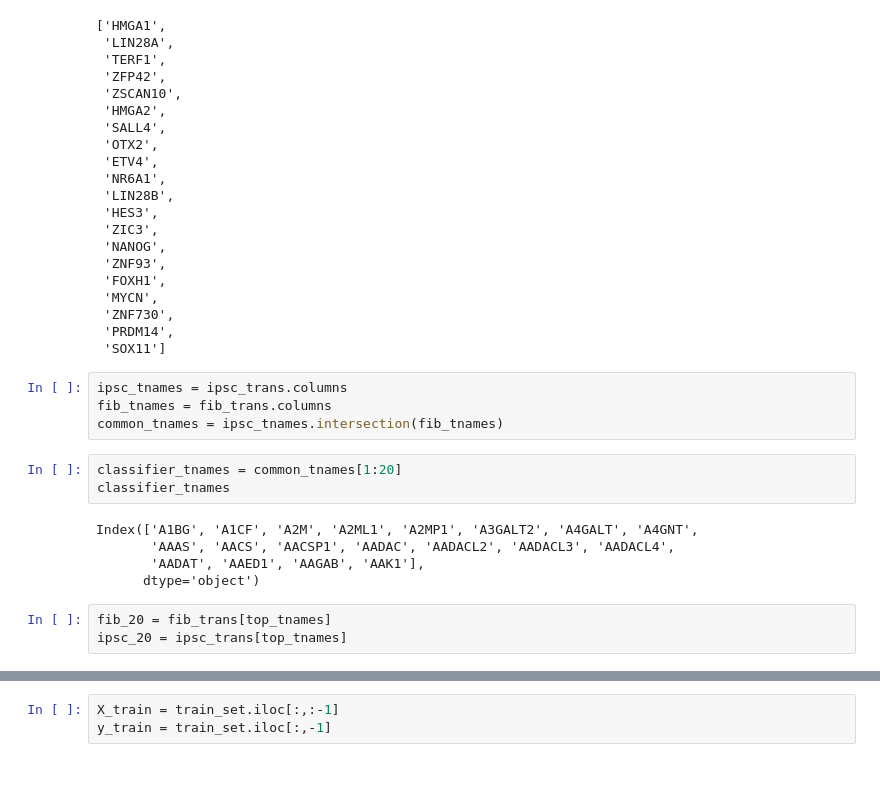
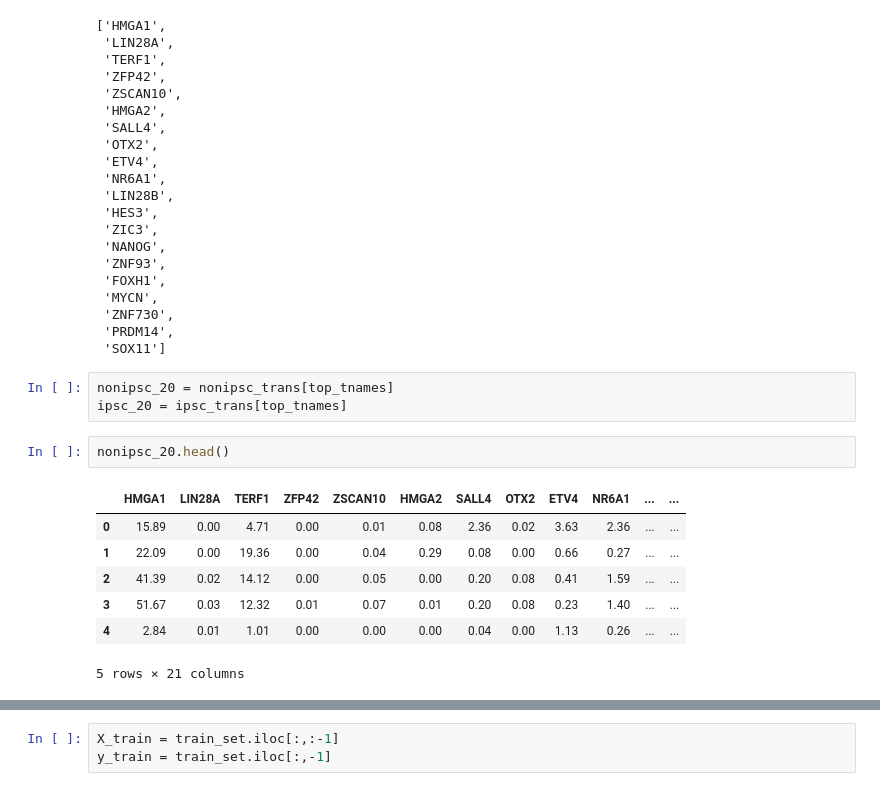
Before and after one commit to moqri/iPSC-scoring, a Jupyter notebook: notebooks/classifier_data_formatting.ipynb, the cells around one changed output, grey strips where cells are left out. Cells and saved outputs as stored; diff of their text form.

```diff
--- a/notebooks/classifier_data_formatting.ipynb
+++ b/notebooks/classifier_data_formatting.ipynb
@@ -65,19 +69,17 @@ top_tnames
  'ZNF730',
  'PRDM14',
  'SOX11']
-# %%
-ipsc_tnames = ipsc_trans.columns
-fib_tnames = fib_trans.columns
-common_tnames = ipsc_tnames.intersection(fib_tnames)
-# %%
-classifier_tnames = common_tnames[1:20]
-classifier_tnames
-# %% [output]
-Index(['A1BG', 'A1CF', 'A2M', 'A2ML1', 'A2MP1', 'A3GALT2', 'A4GALT', 'A4GNT',
-       'AAAS', 'AACS', 'AACSP1', 'AADAC', 'AADACL2', 'AADACL3', 'AADACL4',
-       'AADAT', 'AAED1', 'AAGAB', 'AAK1'],
-      dtype='object')
 # %%
-fib_20 = fib_trans[top_tnames]
+nonipsc_20 = nonipsc_trans[top_tnames]
 ipsc_20 = ipsc_trans[top_tnames]
+# %%
+nonipsc_20.head()
+# %% [output]
+|  | HMGA1 | LIN28A | TERF1 | ZFP42 | ZSCAN10 | HMGA2 | SALL4 | OTX2 | ETV4 | NR6A1 | ... | ... |
+| 0 | 15.89 | 0.00 | 4.71 | 0.00 | 0.01 | 0.08 | 2.36 | 0.02 | 3.63 | 2.36 | ... | ... |
+| 1 | 22.09 | 0.00 | 19.36 | 0.00 | 0.04 | 0.29 | 0.08 | 0.00 | 0.66 | 0.27 | ... | ... |
+| 2 | 41.39 | 0.02 | 14.12 | 0.00 | 0.05 | 0.00 | 0.20 | 0.08 | 0.41 | 1.59 | ... | ... |
+| 3 | 51.67 | 0.03 | 12.32 | 0.01 | 0.07 | 0.01 | 0.20 | 0.08 | 0.23 | 1.40 | ... | ... |
+| 4 | 2.84 | 0.01 | 1.01 | 0.00 | 0.00 | 0.00 | 0.04 | 0.00 | 1.13 | 0.26 | ... | ... |
+5 rows × 21 columns
 # %%
```
Also changed, not shown: parts of 19 cells of this notebook, 6 other files.
